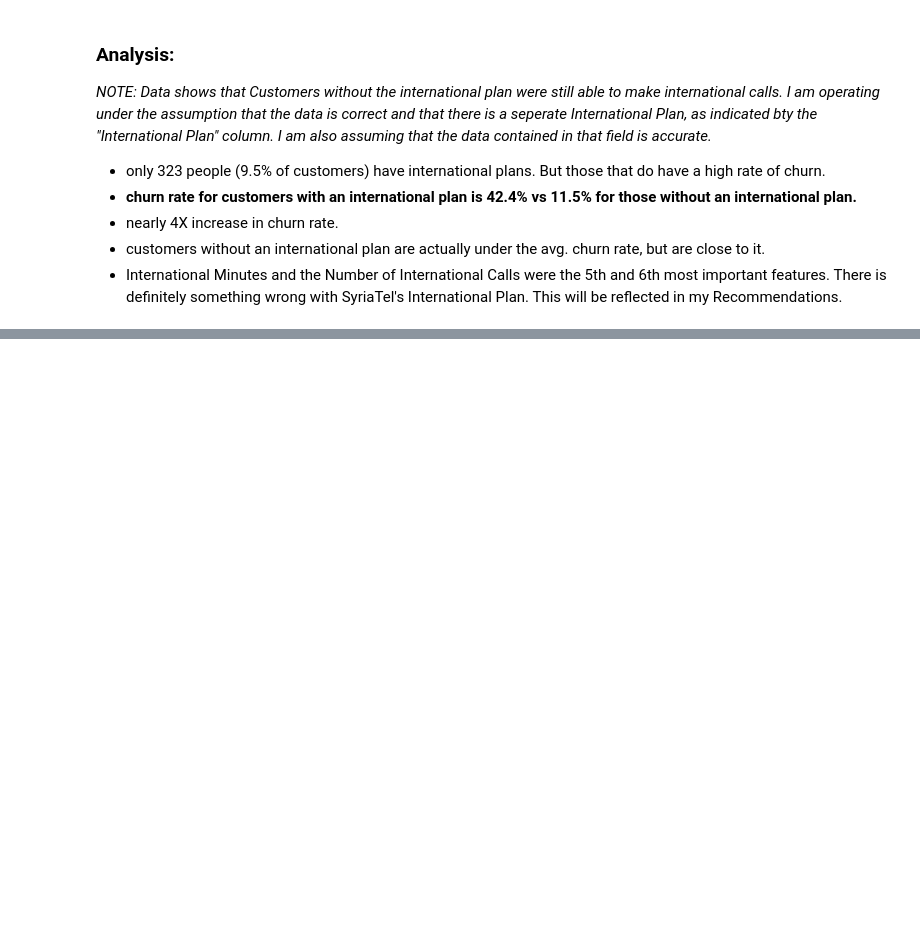
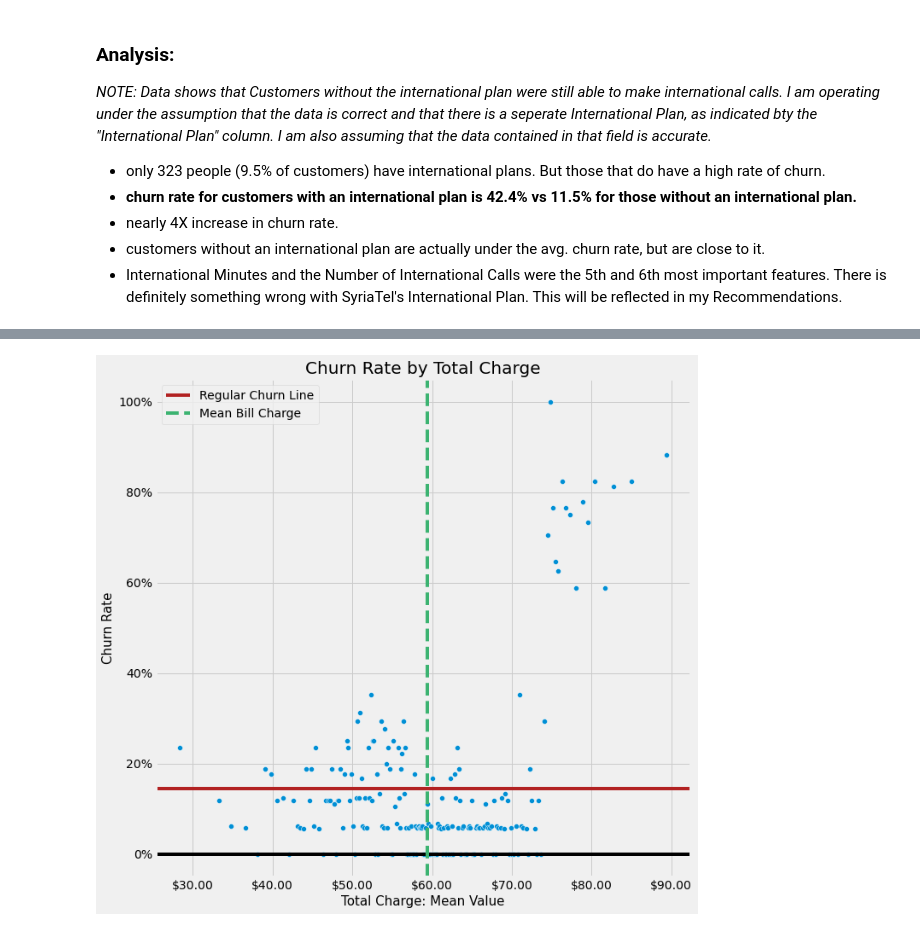
Before and after one commit to waruhiuuu/phase-3-individual-project, a Jupyter notebook: SyriaTel Customer Churn.ipynb, the cells around one changed output, grey strips where cells are left out. Saved outputs shown, nothing was run; the diff lists cells and outputs as text; code cells hidden in the pictures; blank space fills up the shorter version.

Commit message:
Feature Analysis: Total Charge

```diff
--- a/SyriaTel Customer Churn.ipynb
+++ b/SyriaTel Customer Churn.ipynb
@@ -928,0 +943,8 @@ df2.groupby('international_plan').mean()
+# %%
+charge_df = analysis_df[['total_charge', 'churn']]
+charge_df['charge_group'] = pd.qcut(analysis_df['total_charge'], 200)
+group_counts = charge_df.charge_group.value_counts().reset_index()
+group_counts = group_counts.rename(columns={"index": "charge_group", "charge_group": "#_of_accounts"})
+charge_df= charge_df.groupby('charge_group').mean()
+charge_df= charge_df.rename(columns={'total_charge': 'group_mean'})
+charge_df.head()
@@ -928,0 +964,4 @@ df2.groupby('international_plan').mean()
+# %%
+charge_df = charge_df.reset_index()
+charge_df = charge_df.merge(group_counts, on='charge_group')
+charge_df.head()
@@ -928,0 +975,27 @@ df2.groupby('international_plan').mean()
+# %%
+import matplotlib.ticker as mtick
+
+fig, ax = plt.subplots(figsize=(10,10))
+p = sns.scatterplot(x="group_mean", y="churn", data=charge_df);
+
+p.set_xlabel("Total Charge: Mean Value", fontsize = 15)
+p.set_ylabel("Churn Rate", fontsize = 15)
+ax.yaxis.set_major_formatter(mtick.PercentFormatter(xmax=1, decimals=None, symbol='%', is_latex=False))
+#p.xaxis.set_major_formatter(display_millions)
+ax.xaxis.set_major_formatter('${x:1.2f}')
+
+p.set_title("Churn Rate by Total Charge", fontsize = 20)
+plt.figsize=(30,20)
+
+line_1 = plt.axhline(y=.145, color='firebrick')
+line_2 = plt.axhline(y=0, color='black')
+line_3 = plt.axvline(x=59.45, linestyle='--',color='mediumseagreen')
+#line_4 = plt.axvline(x=74.00, color='skyblue')
+
+ax.legend([line_1, line_3], ['Regular Churn Line', 'Mean Bill Charge'])
+plt.savefig('images/project_3_total_charge_churn')
+
+
+plt.show();
+# %% [output]
+[figure, added]
```
Also changed, not shown: parts of 5 cells of this notebook.
